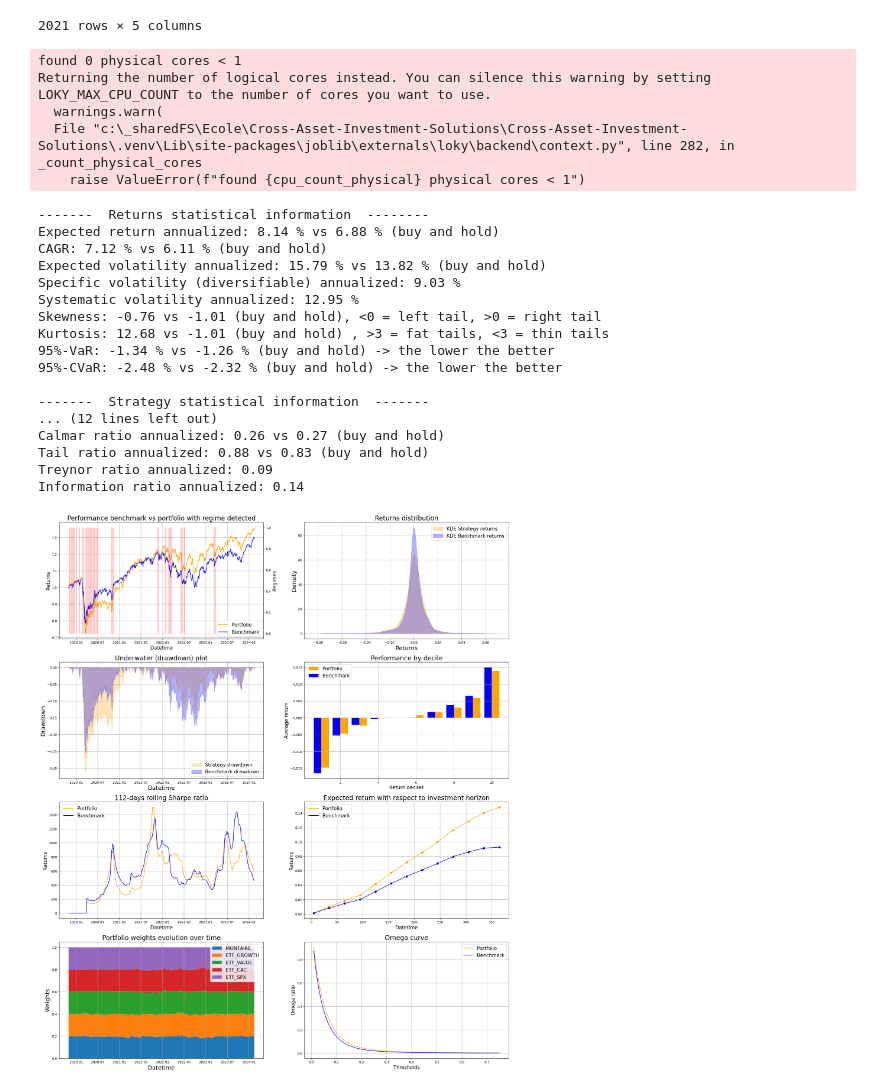
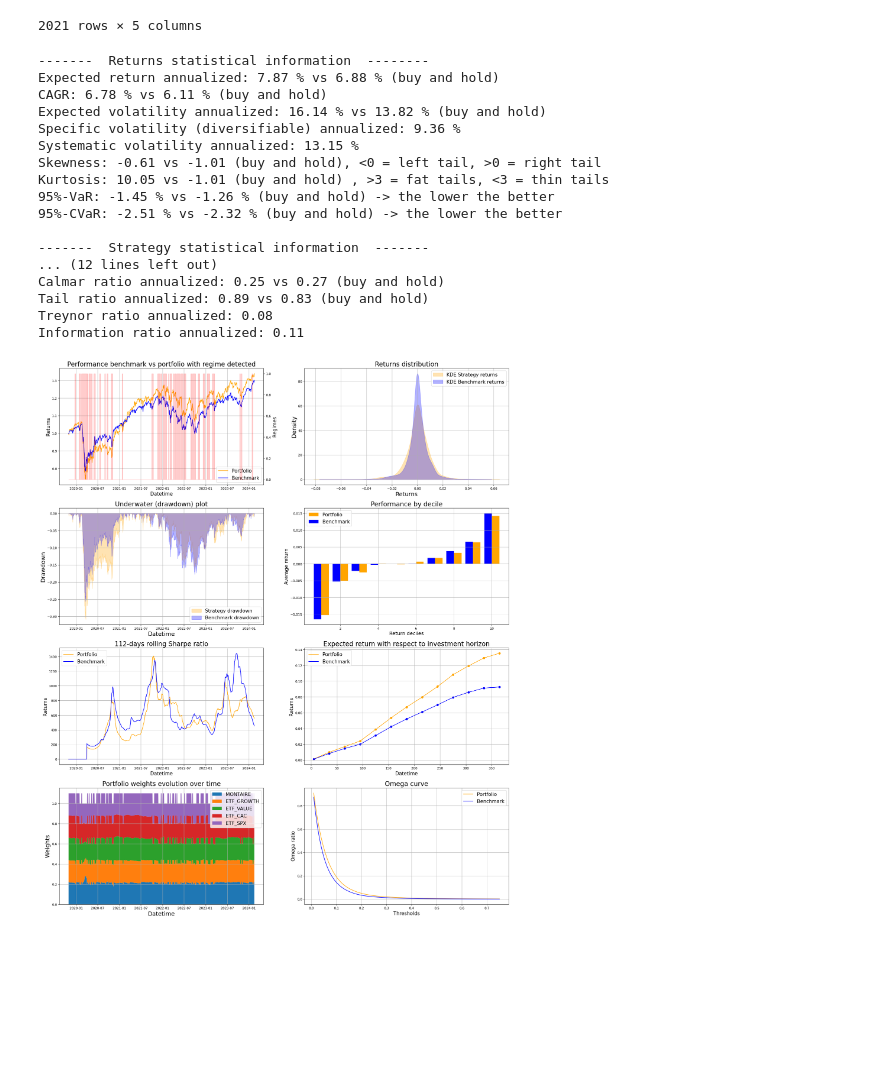
Before and after one commit to BaptisteZloch/Cross-Asset-Investment-Solutions, a Jupyter notebook: src/backtest_portoflio.ipynb, the cells around one changed output. Drawn from its saved outputs; the diff is of its cells as text; code cells hidden in the pictures; blank space fills up the shorter version.

```diff
--- a/src/backtest_portoflio.ipynb
+++ b/src/backtest_portoflio.ipynb
@@ -71,43 +64,40 @@ d
 # %%
 
 bk_tester = Backtester(
     universe_returns=univ_obj.get_universe_returns(),
-    market_returns=universe["ETF_GROWTH"],
+    market_returns=universe["ETF_SPX"],
     benchmark_returns=bench_obj.benchmark_returns,
 )
 
 
 ptf_and_bench, ptf_weights_equal_weight, regimes, metrics_df = bk_tester.run_backtest(
     allocation_type=AllocationMethodsEnum.EQUALLY_WEIGHTED,
     rebalance_frequency=RebalanceFrequencyEnum.QUARTER_START,
     market_regime_model=RegimeDetectionModels.HIDDEN_MARKOV_MODEL,
-    transaction_cost_by_securities={k: 0.001 for k in universe.columns},
+    transaction_cost_by_securities={k: 0.0015 for k in universe.columns},
+    bearish_leverage_by_securities={k: 1 for k in universe.columns},
+    bullish_leverage_by_securities={k: 1.1 for k in universe.columns},
     verbose=False,
 )
 # %% [output]
-found 0 physical cores < 1
-Returning the number of logical cores instead. You can silence this warning by setting LOKY_MAX_CPU_COUNT to the number of cores you want to use.
-  warnings.warn(
-  File "c:\_sharedFS\Ecole\Cross-Asset-Investment-Solutions\Cross-Asset-Investment-Solutions\.venv\Lib\site-packages\joblib\externals\loky\backend\context.py", line 282, in _count_physical_cores
-    raise ValueError(f"found {cpu_count_physical} physical cores < 1")
+-------  Returns statistical information  --------
+Expected return annualized: 7.87 % vs 6.88 % (buy and hold)
+CAGR: 6.78 % vs 6.11 % (buy and hold)
+Expected volatility annualized: 16.14 % vs 13.82 % (buy and hold)
+Specific volatility (diversifiable) annualized: 9.36 %
+Systematic volatility annualized: 13.15 %
+Skewness: -0.61 vs -1.01 (buy and hold), <0 = left tail, >0 = right tail
+Kurtosis: 10.05 vs -1.01 (buy and hold) , >3 = fat tails, <3 = thin tails
+95%-VaR: -1.45 % vs -1.26 % (buy and hold) -> the lower the better
+95%-CVaR: -2.51 % vs -2.32 % (buy and hold) -> the lower the better
+
+-------  Strategy statistical information  -------
+... (12 lines left out)
+Calmar ratio annualized: 0.25 vs 0.27 (buy and hold)
+Tail ratio annualized: 0.89 vs 0.83 (buy and hold)
+Treynor ratio annualized: 0.08
+Information ratio annualized: 0.11
--------  Returns statistical information  --------
-Expected return annualized: 8.14 % vs 6.88 % (buy and hold)
-CAGR: 7.12 % vs 6.11 % (buy and hold)
-Expected volatility annualized: 15.79 % vs 13.82 % (buy and hold)
-Specific volatility (diversifiable) annualized: 9.03 %
-Systematic volatility annualized: 12.95 %
-Skewness: -0.76 vs -1.01 (buy and hold), <0 = left tail, >0 = right tail
-Kurtosis: 12.68 vs -1.01 (buy and hold) , >3 = fat tails, <3 = thin tails
-95%-VaR: -1.34 % vs -1.26 % (buy and hold) -> the lower the better
-95%-CVaR: -2.48 % vs -2.32 % (buy and hold) -> the lower the better
-
--------  Strategy statistical information  -------
-... (12 lines left out)
-Calmar ratio annualized: 0.26 vs 0.27 (buy and hold)
-Tail ratio annualized: 0.88 vs 0.83 (buy and hold)
-Treynor ratio annualized: 0.09
-Information ratio annualized: 0.14
-[figure, old version]
+[figure, new version]
 # %%
 fig, ax = plt.subplots(1, 1, figsize=(25, 10))
 
```
Also changed, not shown: parts of 3 cells of this notebook, 3 other files.
